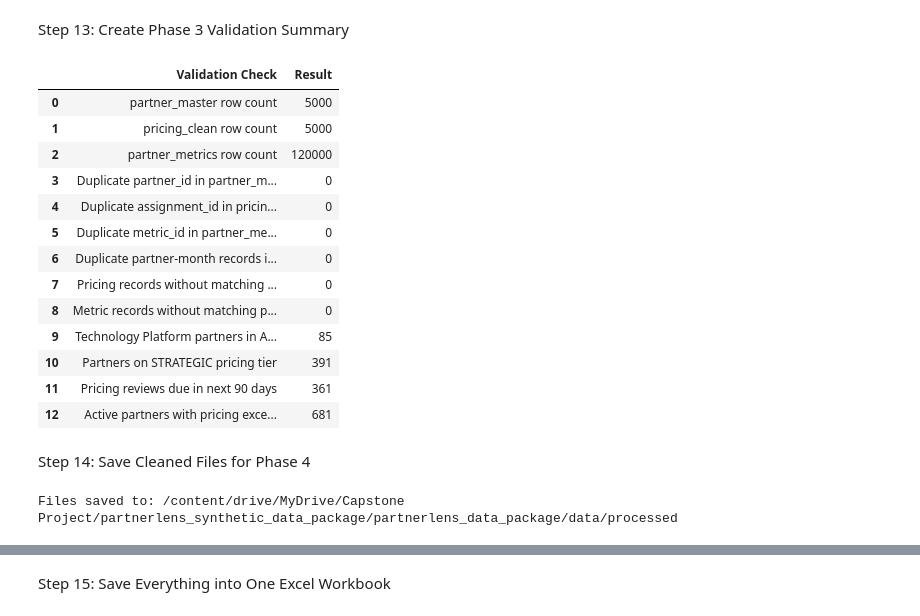
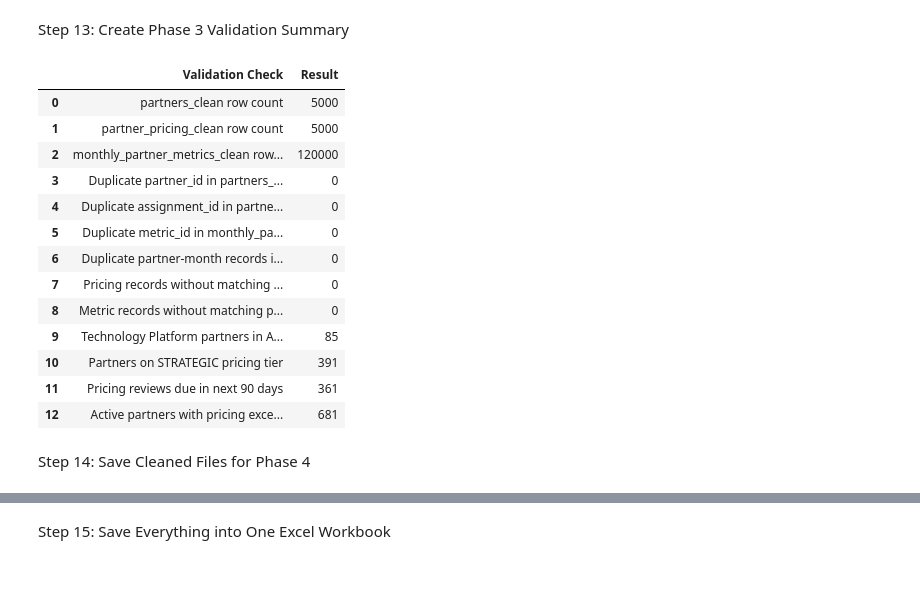
Before and after one commit to m-ashir-siraj/partnerlens-copilot, a Jupyter notebook: notebooks/Data_Inventory_and_Validation.ipynb, the cells around one changed output, grey strips where cells are left out. Drawn from its saved outputs; the diff is of its cells as text; code cells hidden in the pictures; blank space fills up the shorter version.

Commit message:
Make data validation notebook portable for Phase 8

```diff
--- a/notebooks/Data_Inventory_and_Validation.ipynb
+++ b/notebooks/Data_Inventory_and_Validation.ipynb
@@ -314,8 +398,8 @@ Question 1
 
 Show me technology partners in Arizona with transaction growth above 20%.
 # %%
-q1_data = partner_master.merge(
-    partner_metrics,
+q1_data = partners_clean.merge(
+    monthly_partner_metrics_clean,
     on="partner_id",
     how="inner"
 )
@@ -358,8 +442,8 @@ Question 2
 
 Which partners are on the Strategic pricing tier?
 # %%
-q2_data = partner_master.merge(
-    pricing_clean,
+q2_data = partners_clean.merge(
+    partner_pricing_clean,
     on="partner_id",
     how="inner"
 )
@@ -396,8 +480,8 @@ Question 3
 
 Which partners have pricing reviews due in the next 90 days?
 # %%
-q3_data = partner_master.merge(
-    pricing_clean,
+q3_data = partners_clean.merge(
+    partner_pricing_clean,
     on="partner_id",
     how="inner"
 )
@@ -500,8 +584,8 @@ Question 6
 
 Which active partners are on pricing exceptions?
 # %%
-q6_data = partner_master.merge(
-    pricing_clean,
+q6_data = partners_clean.merge(
+    partner_pricing_clean,
     on="partner_id",
     how="inner"
 )
@@ -544,46 +628,46 @@ Step 13: Create Phase 3 Validation Summary
 # %%
 validation_summary = pd.DataFrame({
     "Validation Check": [
-        "partner_master row count",
-        "pricing_clean row count",
-        "partner_metrics row count",
-        "Duplicate partner_id in partner_master",
-        "Duplicate assignment_id in pricing_clean",
-        "Duplicate metric_id in partner_metrics",
-        "Duplicate partner-month records in partner_metrics",
+        "partners_clean row count",
+        "partner_pricing_clean row count",
+        "monthly_partner_metrics_clean row count",
+        "Duplicate partner_id in partners_clean",
+        "Duplicate assignment_id in partner_pricing_clean",
+        "Duplicate metric_id in monthly_partner_metrics_clean",
+        "Duplicate partner-month records in monthly_partner_metrics_clean",
         "Pricing records without matching partner",
         "Metric records without matching partner",
         "Technology Platform partners in AZ with growth > 20%",
         "Partners on STRATEGIC pricing tier",
         "Pricing reviews due in next 90 days",
         "Active partners with pricing exceptions"
     ],
     "Result": [
-        len(partner_master),
-        len(pricing_clean),
-        len(partner_metrics),
+        len(partners_clean),
+        len(partner_pricing_clean),
+        len(monthly_partner_metrics_clean),
         duplicate_partner_ids,
         duplicate_assignment_ids,
         duplicate_metric_ids,
         duplicate_partner_months,
         len(pricing_unmatched),
         len(metrics_unmatched),
         len(q1_result),
         len(q2_result),
         len(q3_result),
         len(q6_result)
     ]
 })
 
 validation_summary
 # %% [output]
 |  | Validation Check | Result |
-| 0 | partner_master row count | 5000 |
-| 1 | pricing_clean row count | 5000 |
-| 2 | partner_metrics row count | 120000 |
-| 3 | Duplicate partner_id in partner_m... | 0 |
-| 4 | Duplicate assignment_id in pricin... | 0 |
-| 5 | Duplicate metric_id in partner_me... | 0 |
+| 0 | partners_clean row count | 5000 |
+| 1 | partner_pricing_clean row count | 5000 |
+| 2 | monthly_partner_metrics_clean row... | 120000 |
+| 3 | Duplicate partner_id in partners_... | 0 |
+| 4 | Duplicate assignment_id in partne... | 0 |
+| 5 | Duplicate metric_id in monthly_pa... | 0 |
 | 6 | Duplicate partner-month records i... | 0 |
 | 7 | Pricing records without matching ... | 0 |
 | 8 | Metric records without matching p... | 0 |
@@ -593,31 +677,3 @@ validation_summary
 | 12 | Active partners with pricing exce... | 681 |
 # %% [markdown]
 Step 14: Save Cleaned Files for Phase 4
-# %%
-processed_path = "/content/drive/MyDrive/Capstone Project/partnerlens_synthetic_data_package/partnerlens_data_package/data/processed"
-
-os.makedirs(processed_path, exist_ok=True)
-
-partner_master.to_csv(
-    os.path.join(processed_path, "partner_master_clean.csv"),
-    index=False
-)
-
-pricing_clean.to_csv(
-    os.path.join(processed_path, "partner_pricing_clean.csv"),
-    index=False
-)
-
-partner_metrics.to_csv(
-    os.path.join(processed_path, "partner_metrics_clean.csv"),
-    index=False
-)
-
-validation_summary.to_csv(
-    os.path.join(processed_path, "phase3_validation_summary.csv"),
-    index=False
-)
-
-print("Files saved to:", processed_path)
-# %% [output]
-Files saved to: /content/drive/MyDrive/Capstone Project/partnerlens_synthetic_data_package/partnerlens_data_package/data/processed
```
Also changed, not shown: parts of 22 cells of this notebook, 3 other files.
